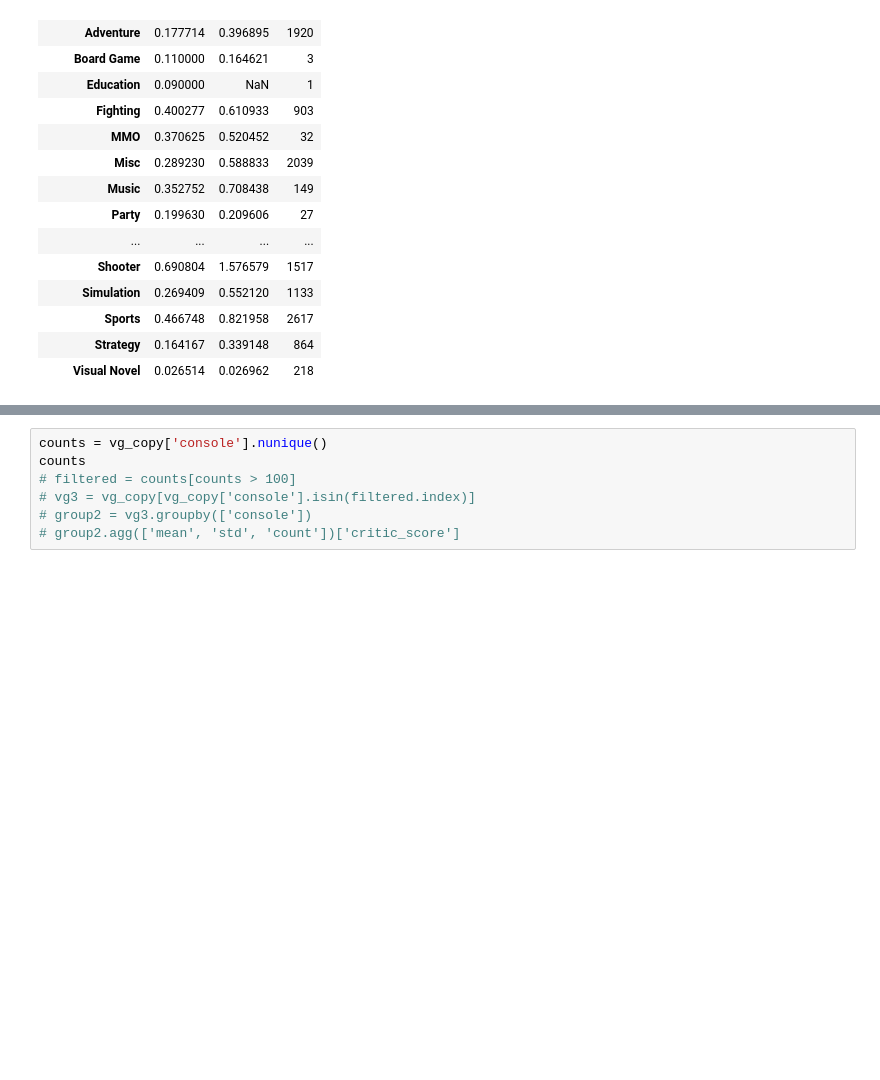
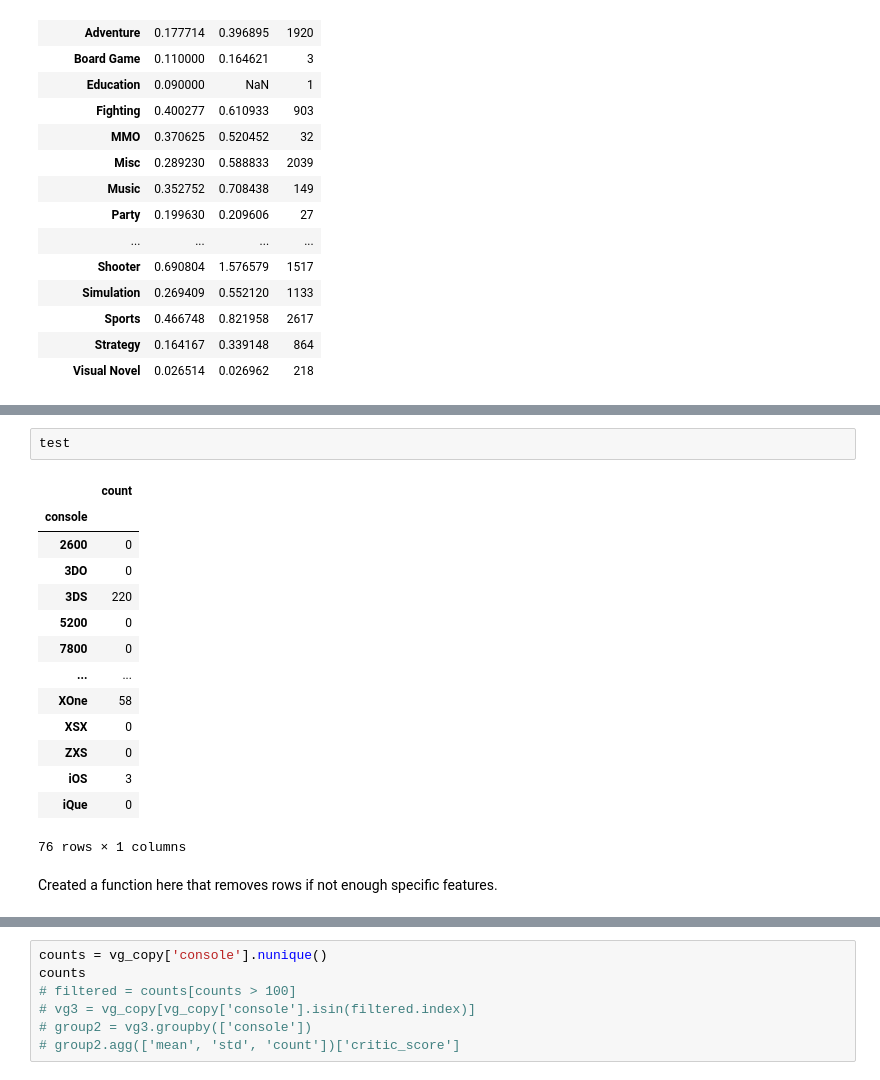
Before and after one commit to OrenRoss/nycdsa_python, a Jupyter notebook: Video_Game_Analysis.ipynb, the cells around one changed output, grey strips where cells are left out. Drawn from its saved outputs; the diff is of its cells as text; blank space fills up the shorter version.

```diff
--- a/Video_Game_Analysis.ipynb
+++ b/Video_Game_Analysis.ipynb
@@ -105,0 +166,19 @@ new_df = pd.merge(vg_copy, blah,  how='left', left_on=['console'], right_on=['co
+# %%
+test
+# %% [output]
+|  | count |
+| console |  |
+| 2600 | 0 |
+| 3DO | 0 |
+| 3DS | 220 |
+| 5200 | 0 |
+| 7800 | 0 |
+| ... | ... |
+| XOne | 58 |
+| XSX | 0 |
+| ZXS | 0 |
+| iOS | 3 |
+| iQue | 0 |
+76 rows × 1 columns
+# %% [markdown]
+Created a function here that removes rows if not enough specific features.
```
Also changed, not shown: parts of 25 cells of this notebook, 1 other file.
